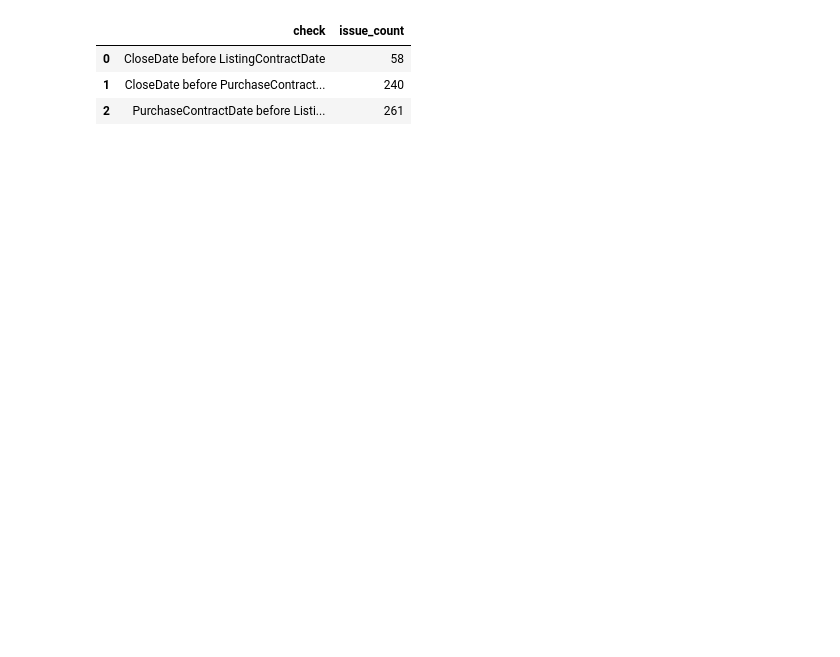
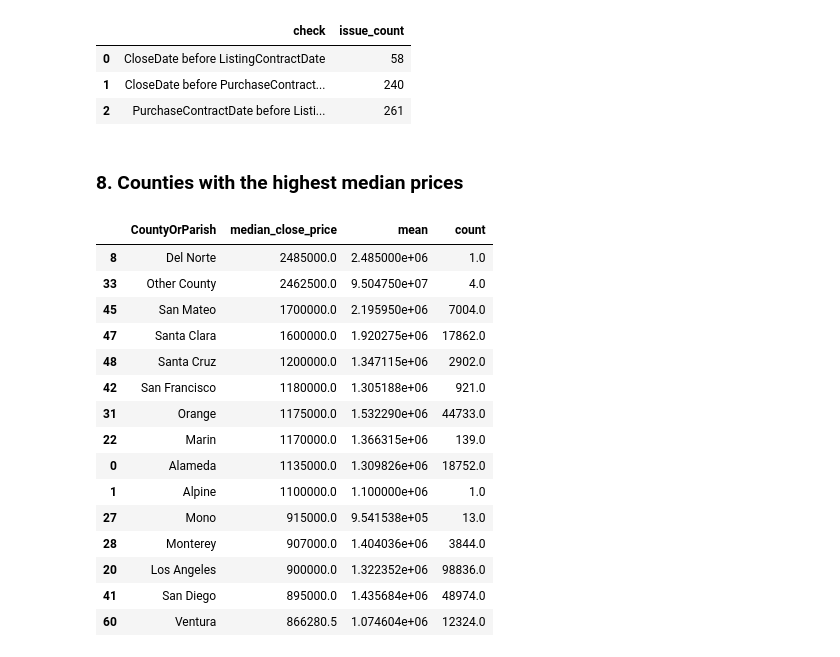
Before and after one commit to ytan48/IDXExchange-Project, a Jupyter notebook: Notebook/01_EDA.ipynb, the cells around one changed output. Drawn from its saved outputs; the diff is of its cells as text; code cells hidden in the pictures; blank space fills up the shorter version.

```diff
--- a/Notebook/01_EDA.ipynb
+++ b/Notebook/01_EDA.ipynb
@@ -319,3 +293,30 @@ display(date_issue_summary)
 | 0 | CloseDate before ListingContractDate | 58 |
 | 1 | CloseDate before PurchaseContract... | 240 |
 | 2 | PurchaseContractDate before Listi... | 261 |
+# %% [markdown]
+### 8. Counties with the highest median prices
+# %%
+county_price_summary = (
+    sold_residential.groupby("CountyOrParish")["ClosePrice"]
+    .describe()[['50%', 'mean', 'count']].reset_index()
+    .rename(columns={"50%": "median_close_price"})
+)
+
+display(county_price_summary.nlargest(15, "median_close_price"))
+# %% [output]
+|  | CountyOrParish | median_close_price | mean | count |
+| 8 | Del Norte | 2485000.0 | 2.485000e+06 | 1.0 |
+| 33 | Other County | 2462500.0 | 9.504750e+07 | 4.0 |
+| 45 | San Mateo | 1700000.0 | 2.195950e+06 | 7004.0 |
+| 47 | Santa Clara | 1600000.0 | 1.920275e+06 | 17862.0 |
+| 48 | Santa Cruz | 1200000.0 | 1.347115e+06 | 2902.0 |
+| 42 | San Francisco | 1180000.0 | 1.305188e+06 | 921.0 |
+| 31 | Orange | 1175000.0 | 1.532290e+06 | 44733.0 |
+| 22 | Marin | 1170000.0 | 1.366315e+06 | 139.0 |
+| 0 | Alameda | 1135000.0 | 1.309826e+06 | 18752.0 |
+| 1 | Alpine | 1100000.0 | 1.100000e+06 | 1.0 |
+| 27 | Mono | 915000.0 | 9.541538e+05 | 13.0 |
+| 28 | Monterey | 907000.0 | 1.404036e+06 | 3844.0 |
+| 20 | Los Angeles | 900000.0 | 1.322352e+06 | 98836.0 |
+| 41 | San Diego | 895000.0 | 1.435684e+06 | 48974.0 |
+| 60 | Ventura | 866280.5 | 1.074604e+06 | 12324.0 |
```
Also changed, not shown: parts of 32 cells of this notebook, 2 other files.
